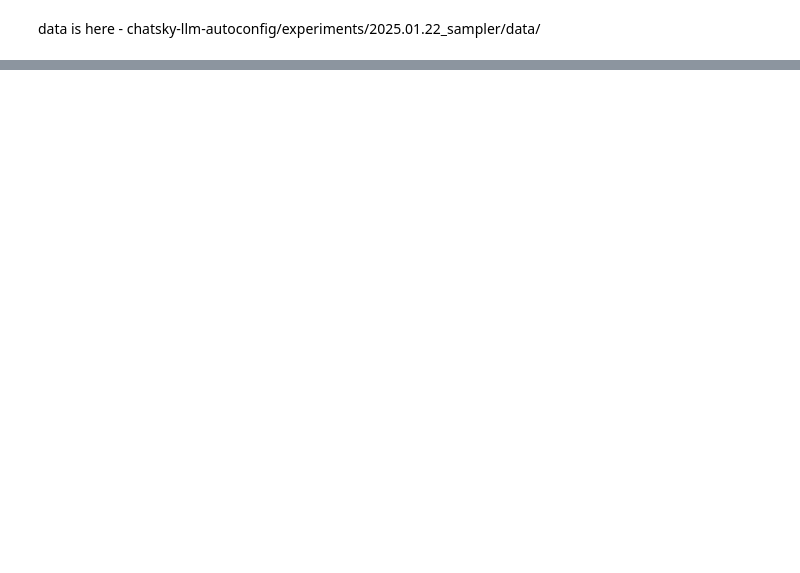
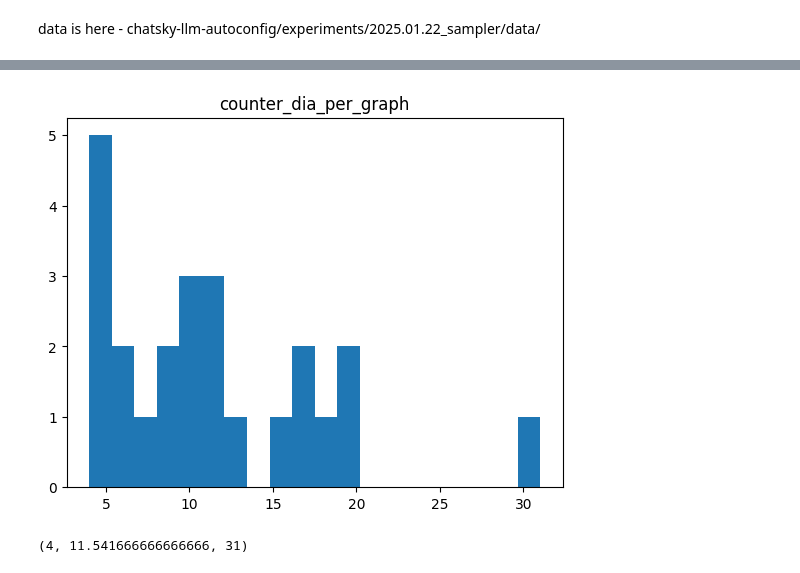
Before and after one commit to deeppavlov/dialogue2graph, a Jupyter notebook: experiments/exp20250303_incremental2/exp20250303_incremental2/comparing_incrementation.ipynb, the cells around one changed output, grey strips where cells are left out. Cells and saved outputs as stored; diff of their text form; code cells hidden in the pictures; blank space fills up the shorter version.

```diff
--- a/experiments/exp20250303_incremental2/exp20250303_incremental2/comparing_incrementation.ipynb
+++ b/experiments/exp20250303_incremental2/exp20250303_incremental2/comparing_incrementation.ipynb
@@ -169,0 +430,10 @@ print(val_report)
+# %%
+plt.title('counter_dia_per_graph')
+plt.hist(counter_dia_per_graph, bins=20)
+plt.show()
+# %% [output]
+[figure, added]
+# %%
+np.min(counter_dia_per_graph), np.mean(counter_dia_per_graph), np.max(counter_dia_per_graph)
+# %% [output]
+(4, 11.541666666666666, 31)
```
Also changed, not shown: parts of 65 cells of this notebook, 3 other files.
